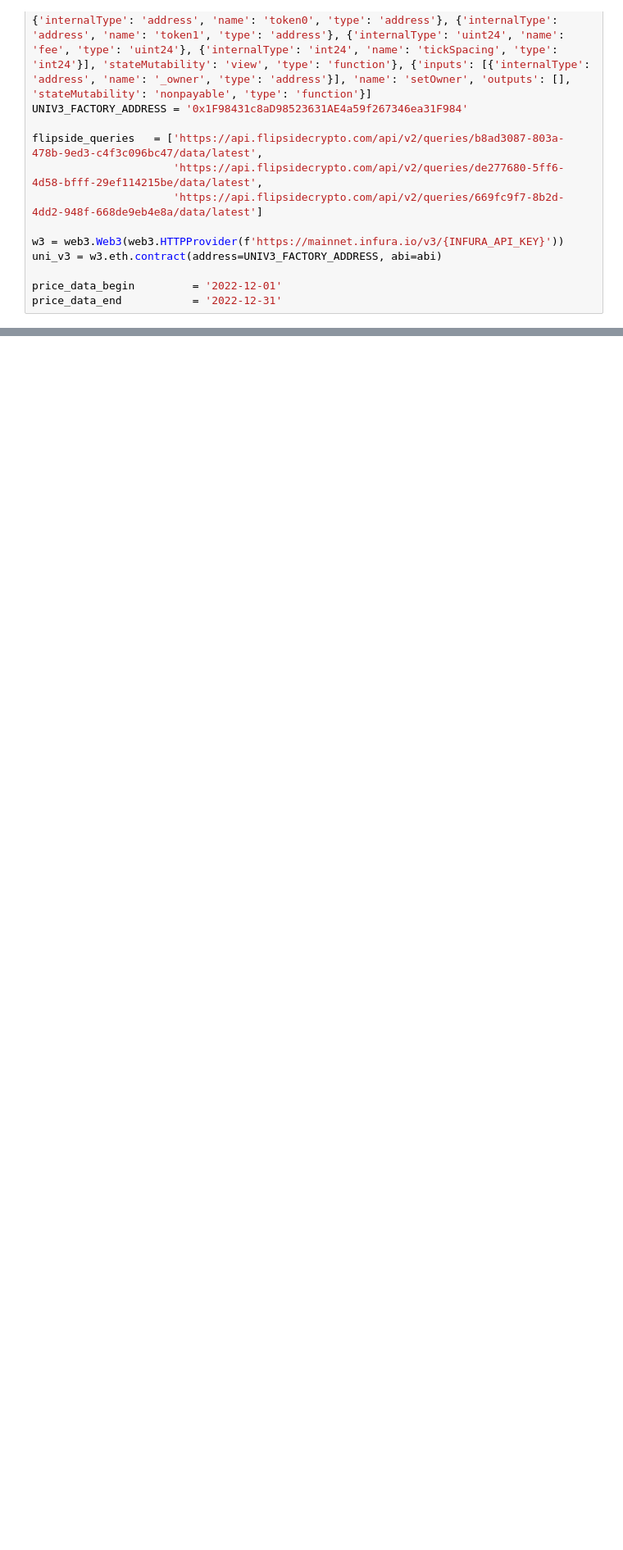
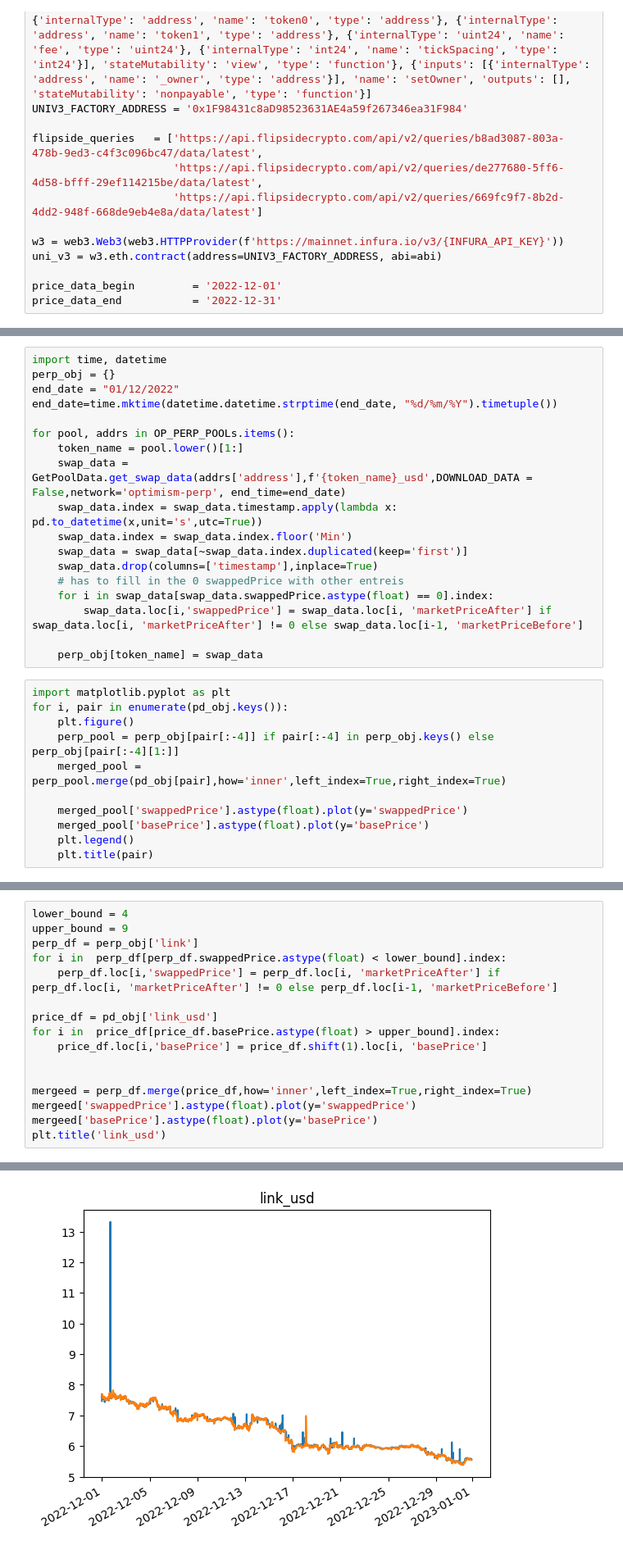
Before and after one commit to da-bao-jian/active-strategy-framework, a Jupyter notebook: Perp_Arb_study.ipynb, the cells around one changed output, grey strips where cells are left out. Shown: that part at 82% size. Cells and saved outputs as stored; diff of their text form; blank space fills up the shorter version.

```diff
--- a/Perp_Arb_study.ipynb
+++ b/Perp_Arb_study.ipynb
@@ -229,0 +204,29 @@ swap_data = GetPoolData.get_swap_data('0x8C835DFaA34e2AE61775e80EE29E2c724c6AE2B
+# %%
+import time, datetime
+perp_obj = {}
+end_date = "01/12/2022"
+end_date=time.mktime(datetime.datetime.strptime(end_date, "%d/%m/%Y").timetuple())
+
+for pool, addrs in OP_PERP_POOLs.items():
+	token_name = pool.lower()[1:]
+	swap_data = GetPoolData.get_swap_data(addrs['address'],f'{token_name}_usd',DOWNLOAD_DATA = False,network='optimism-perp', end_time=end_date)
+	swap_data.index = swap_data.timestamp.apply(lambda x: pd.to_datetime(x,unit='s',utc=True))
+	swap_data.index = swap_data.index.floor('Min')
+	swap_data = swap_data[~swap_data.index.duplicated(keep='first')]
+	swap_data.drop(columns=['timestamp'],inplace=True)
+	# has to fill in the 0 swappedPrice with other entreis
+	for i in swap_data[swap_data.swappedPrice.astype(float) == 0].index:
+		swap_data.loc[i,'swappedPrice'] = swap_data.loc[i, 'marketPriceAfter'] if swap_data.loc[i, 'marketPriceAfter'] != 0 else swap_data.loc[i-1, 'marketPriceBefore']
+
+	perp_obj[token_name] = swap_data
+# %%
+import matplotlib.pyplot as plt
+for i, pair in enumerate(pd_obj.keys()):
+	plt.figure()
+	perp_pool = perp_obj[pair[:-4]] if pair[:-4] in perp_obj.keys() else perp_obj[pair[:-4][1:]]
+	merged_pool = perp_pool.merge(pd_obj[pair],how='inner',left_index=True,right_index=True)
+
+	merged_pool['swappedPrice'].astype(float).plot(y='swappedPrice')
+	merged_pool['basePrice'].astype(float).plot(y='basePrice')
+	plt.legend()
+	plt.title(pair)
@@ -229,0 +243,17 @@ swap_data = GetPoolData.get_swap_data('0x8C835DFaA34e2AE61775e80EE29E2c724c6AE2B
+# %%
+lower_bound = 4
+upper_bound = 9
+perp_df = perp_obj['link']
+for i in  perp_df[perp_df.swappedPrice.astype(float) < lower_bound].index:
+	perp_df.loc[i,'swappedPrice'] = perp_df.loc[i, 'marketPriceAfter'] if perp_df.loc[i, 'marketPriceAfter'] != 0 else perp_df.loc[i-1, 'marketPriceBefore']
+
+price_df = pd_obj['link_usd']
+for i in  price_df[price_df.basePrice.astype(float) > upper_bound].index:
+	price_df.loc[i,'basePrice'] = price_df.shift(1).loc[i, 'basePrice']
+
+
+mergeed = perp_df.merge(price_df,how='inner',left_index=True,right_index=True)
+mergeed['swappedPrice'].astype(float).plot(y='swappedPrice')
+mergeed['basePrice'].astype(float).plot(y='basePrice')
+plt.title('link_usd')
+# %% [output]
@@ -229,0 +261 @@ swap_data = GetPoolData.get_swap_data('0x8C835DFaA34e2AE61775e80EE29E2c724c6AE2B
+[figure, added]
```
Also changed, not shown: parts of 5 cells of this notebook, 2 other files.
